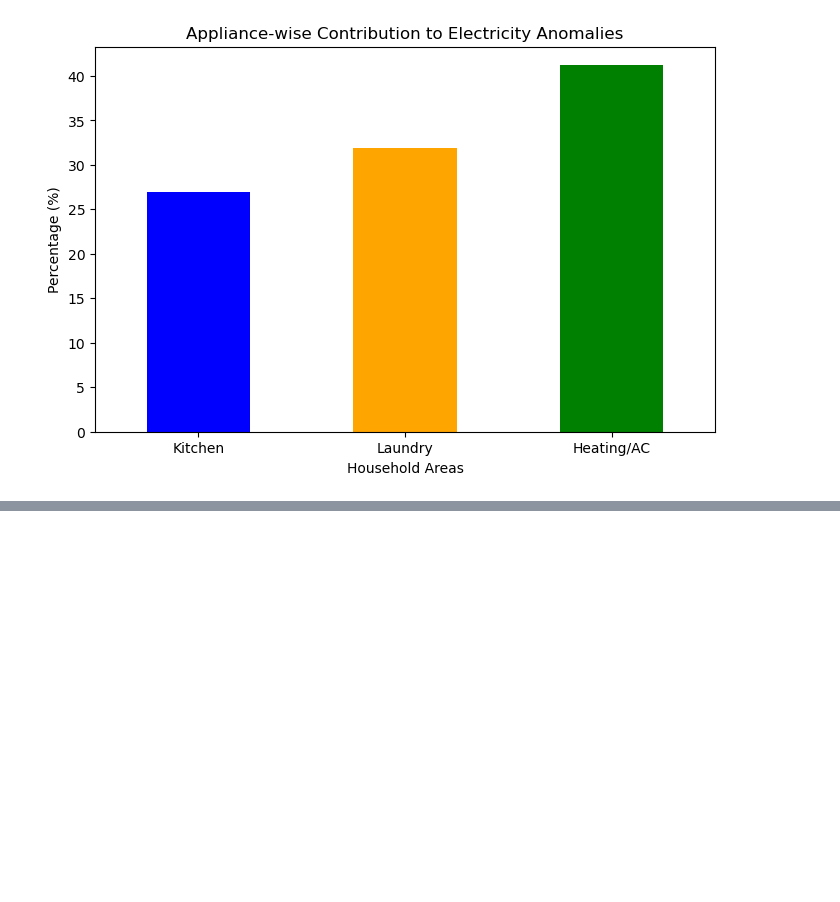
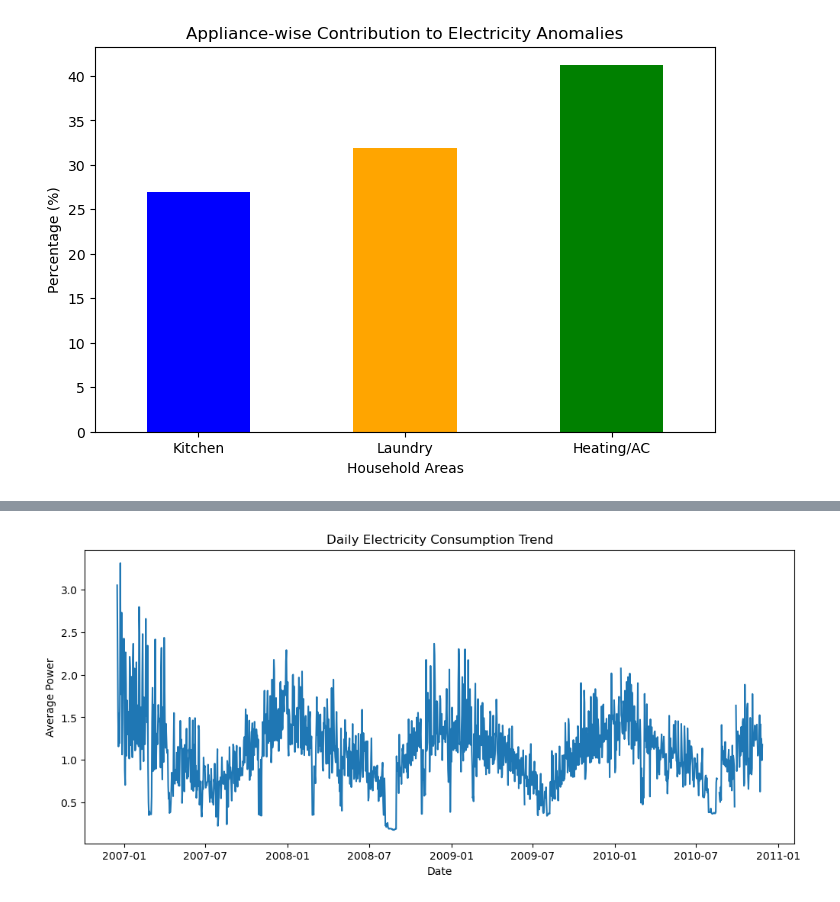
Before and after one commit to yasminsheikh3125/AnomaxR, a Jupyter notebook: Anomax/sub_metering_analysis.ipynb, the cells around one changed output, grey strips where cells are left out. Cells and saved outputs as stored; diff of their text form; code cells hidden in the pictures; blank space fills up the shorter version.

```diff
--- a/Anomax/sub_metering_analysis.ipynb
+++ b/Anomax/sub_metering_analysis.ipynb
@@ -117,0 +154,13 @@ plt.show()
+# %%
+df['Global_active_power'] = pd.to_numeric(df['Global_active_power'], errors='coerce')
+
+daily_usage = df.groupby(df['Datetime'].dt.date)['Global_active_power'].mean()
+
+daily_usage.plot(figsize=(12,5))
+
+plt.title("Daily Electricity Consumption Trend")
+plt.xlabel("Date")
+plt.ylabel("Average Power")
+plt.show()
+# %% [output]
+[figure, added]
```
Also changed, not shown: parts of 12 cells of this notebook.
